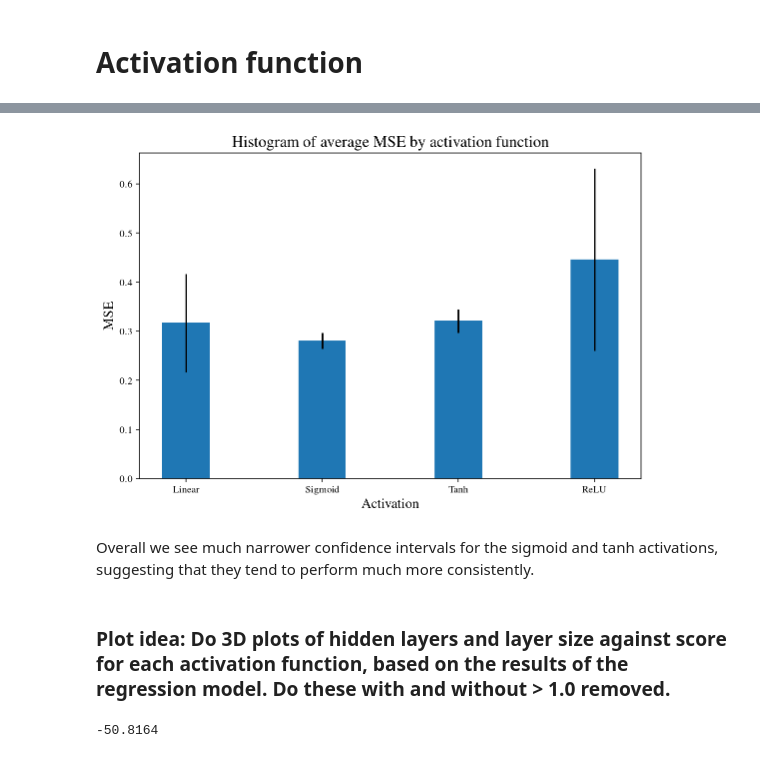
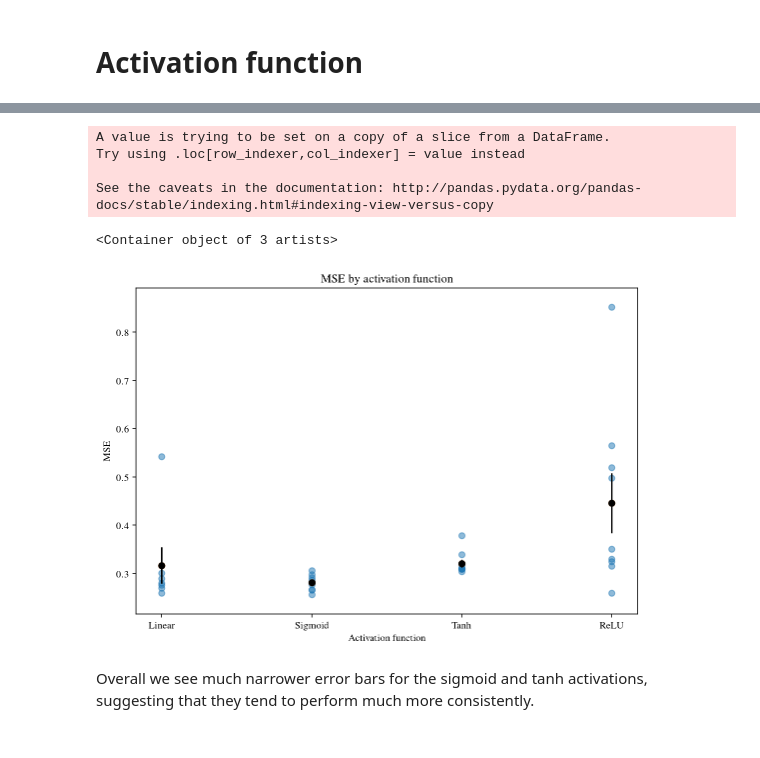
Before and after one commit to t-davidson/fragile-families-challenge, a Jupyter notebook: supplementary/table1_to_figures.ipynb, the cells around one changed output, grey strips where cells are left out. Saved outputs shown, nothing was run; the diff lists cells and outputs as text; code cells hidden in the pictures.

```diff
--- a/supplementary/table1_to_figures.ipynb
+++ b/supplementary/table1_to_figures.ipynb
@@ -181,25 +113,41 @@ plt.show()
-# %%
-# Same but only for df_
-mean_zero = df_[df_['activation_function'] == 'linear']['score'].mean()
-mean_one = df_[df_['activation_function'] == 'sigmoid']['score'].mean()
-mean_two = df_[df_['activation_function'] == 'tanh']['score'].mean()
-mean_three = df_[df_['activation_function'] == 'relu']['score'].mean()
-
-std_zero = df_[df_['activation_function'] == 'linear']['score'].std()
-std_one = df_[df_['activation_function'] == 'sigmoid']['score'].std()
-std_two = df_[df_['activation_function'] == 'tanh']['score'].std()
-std_three = df_[df_['activation_function'] == 'relu']['score'].std()
-
-fig, ax = plt.subplots()
-a = ax.bar([0,1,2,3], [mean_zero, mean_one, mean_two, mean_three], 0.35, yerr=[std_zero, std_one, std_two, std_three])
-plt.title('Histogram of average MSE by activation function',size=16)
-plt.ylabel('MSE',size=14)
-plt.xlabel('Activation',size=14)
-plt.xticks( range(4), ('Linear','Sigmoid', 'Tanh', 'ReLU',''))
-plt.show()
-# %% [output]
-[figure, removed]
+# %%
+activation_function_map = {'linear':0, 'sigmoid': 1, 'tanh': 2, 'relu': 3}
+df_['activation_function_numeric'] = [activation_function_map[x] for x in list(df_['activation_function'])]
+# %% [output]
+A value is trying to be set on a copy of a slice from a DataFrame.
+Try using .loc[row_indexer,col_indexer] = value instead
+
+See the caveats in the documentation: http://pandas.pydata.org/pandas-docs/stable/indexing.html#indexing-view-versus-copy
+# %%
+#fig, ax = plt.subplots()
+# zero is again omitted
+x = [0, 1, 2, 3]
+y = [df_.query('activation_function == "linear"')['score'].mean(),
+            df_.query('activation_function == "sigmoid"')['score'].mean(),
+            df_.query('activation_function == "tanh"')['score'].mean(),
+            df_.query('activation_function == "relu"')['score'].mean()]
+e = [df_.query('activation_function == "linear"')['score'].sem(),
+            df_.query('activation_function == "sigmoid"')['score'].sem(),
+            df_.query('activation_function == "tanh"')['score'].sem(),
+            df_.query('activation_function == "relu"')['score'].sem()]
+# %%
+fig, ax = plt.subplots()
+# zero is again omitted
+
+plt.scatter(df_['activation_function_numeric'], df_['score'], alpha=0.5)
+plt.scatter(pd.DataFrame([0,1,2,3]),
+            [df_.query('activation_function == "linear"')['score'].mean(),
+            df_.query('activation_function == "sigmoid"')['score'].mean(),
+            df_.query('activation_function == "tanh"')['score'].mean(),
+            df_.query('activation_function == "relu"')['score'].mean()])
+plt.xticks( range(4), ('Linear','Sigmoid', 'Tanh', 'ReLU',''))
+plt.xlabel("Number of nodes in hidden layers")
+plt.xlabel("Activation function")
+plt.ylabel("MSE")
+plt.title("MSE by activation function")
+plt.errorbar(x, y, yerr=e, fmt='o', color='black')
+# %% [output]
+<Container object of 3 artists>
+[figure, added]
 # %% [markdown]
-Overall we see much narrower confidence intervals for the sigmoid and tanh activations, suggesting that they tend to perform much more consistently.
+Overall we see much narrower error bars for the sigmoid and tanh activations, suggesting that they tend to perform much more consistently.
-# %% [markdown]
-### Plot idea: Do 3D plots of hidden layers and layer size against score for each activation function, based on the results of the regression model. Do these with and without > 1.0 removed.
@@ -211,4 +153,0 @@ def est_MSE(num_layers, num_nodes):
-# %%
-est_MSE(256,500)
-# %% [output]
--50.8164
```
Also changed, not shown: parts of 33 cells of this notebook.
